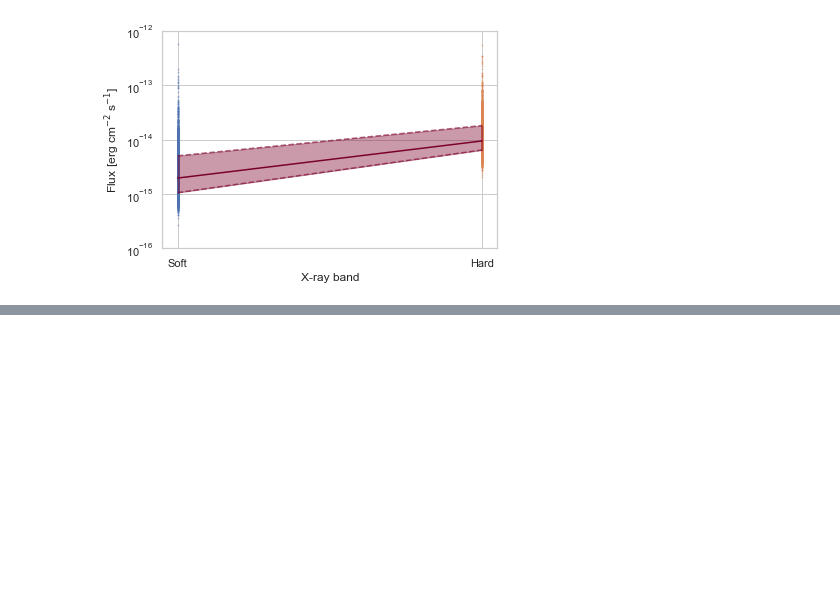
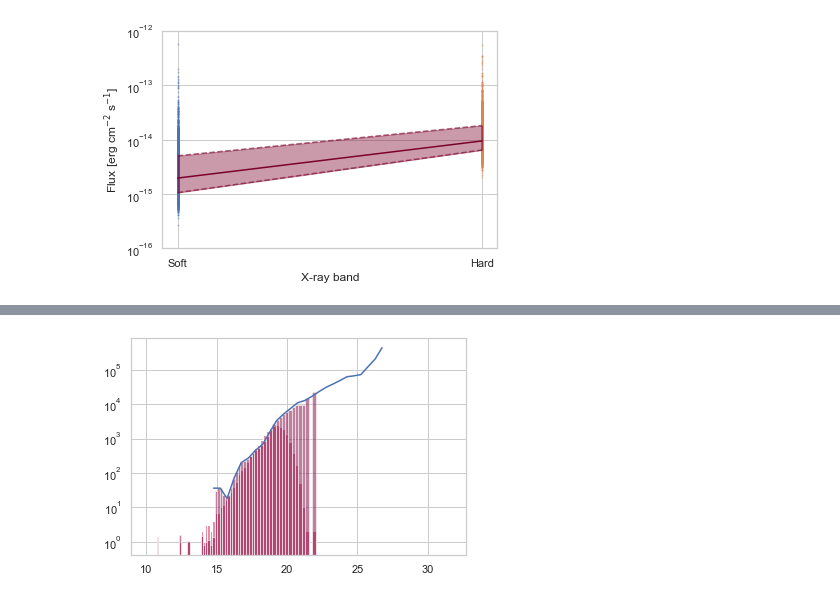
Before and after one commit to runburg/agn_lf, a Jupyter notebook: notebooks/seds.ipynb, the cells around one changed output, grey strips where cells are left out. Cells and saved outputs as stored; diff of their text form; code cells hidden in the pictures; blank space fills up the shorter version.

Commit message:
Make incompleteness corrections functions

```diff
--- a/notebooks/seds.ipynb
+++ b/notebooks/seds.ipynb
@@ -168,0 +183,11 @@ fig.savefig('./output/sed_xray.png')
+# %%
+ashby_fn = intp(ashby[0], ashby[1] * match_lower, kind='quadratic', fill_value=1, bounds_error=False)
+bin_centers = (bins[1:] + bins[:-1]) / 2
+correction_coeffs = histo / ashby_fn(bin_centers)
+# print(correction_coeffs)
+crctn_fn = intp(bin_centers, correction_coeffs, bounds_error=False, fill_value=1)
+# ax.plot(bin_centers, histo/correction_coeffs, color='xkcd:wine')
+ax.hist(mags.filled().data, bins=bins, color='xkcd:wine', alpha=0.5, weights=1/crctn_fn(mags.filled().data))
+fig
+# %% [output]
+[figure, added]
```
Also changed, not shown: parts of 5 cells of this notebook, 5 other files.
